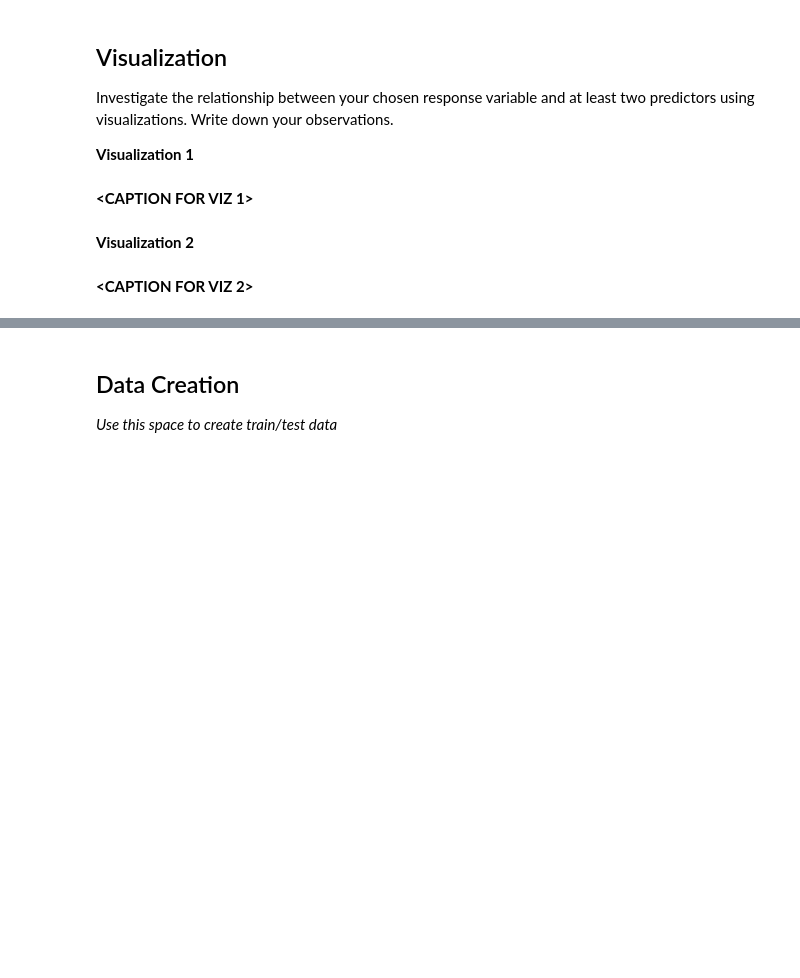
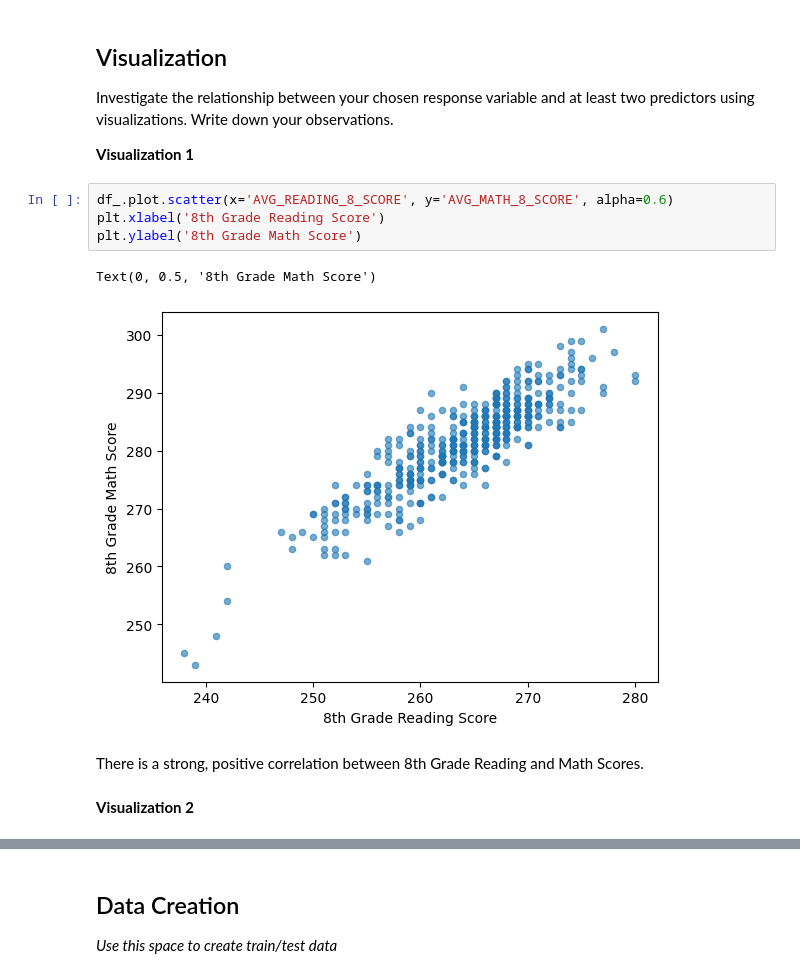
Before and after one commit to kramelea/git-tutorial, a Jupyter notebook: tutorial1/checkpoint1.ipynb, the cells around one changed output, grey strips where cells are left out. Drawn from its saved outputs; the diff is of its cells as text; blank space fills up the shorter version.

```diff
--- a/tutorial1/checkpoint1.ipynb
+++ b/tutorial1/checkpoint1.ipynb
@@ -169,9 +160,14 @@ Feature engineering justification: **<BRIEFLY DESCRIBE WHY YOU MADE THE CHANGES
 Investigate the relationship between your chosen response variable and at least two predictors using visualizations. Write down your observations.
 
 **Visualization 1**
-# %% [markdown]
-**<CAPTION FOR VIZ 1>**
+# %%
+df_.plot.scatter(x='AVG_READING_8_SCORE', y='AVG_MATH_8_SCORE', alpha=0.6)
+plt.xlabel('8th Grade Reading Score')
+plt.ylabel('8th Grade Math Score')
+# %% [output]
+Text(0, 0.5, '8th Grade Math Score')
+[figure, added]
+# %% [markdown]
+There is a strong, positive correlation between 8th Grade Reading and Math Scores.
 # %% [markdown]
 **Visualization 2**
-# %% [markdown]
-**<CAPTION FOR VIZ 2>**
```
Also changed, not shown: parts of 18 cells of this notebook, 1 other file.
